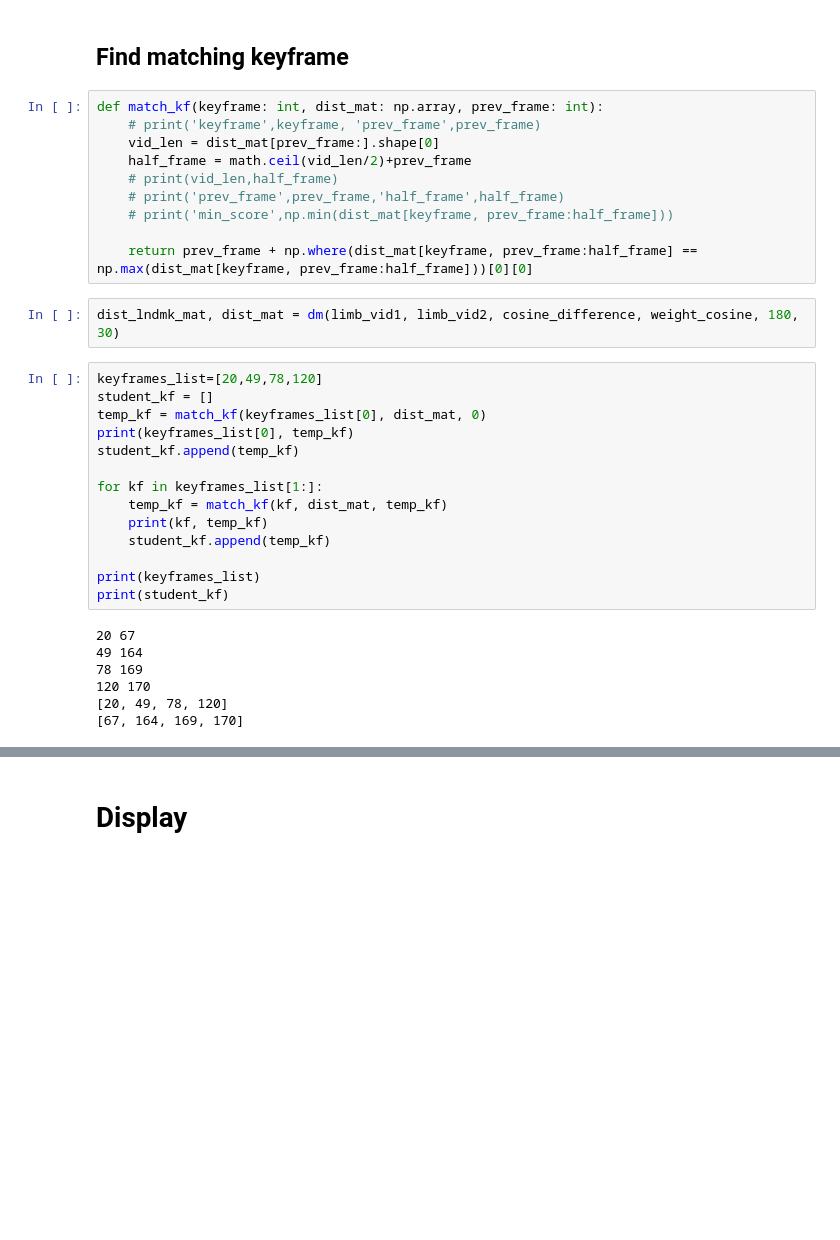
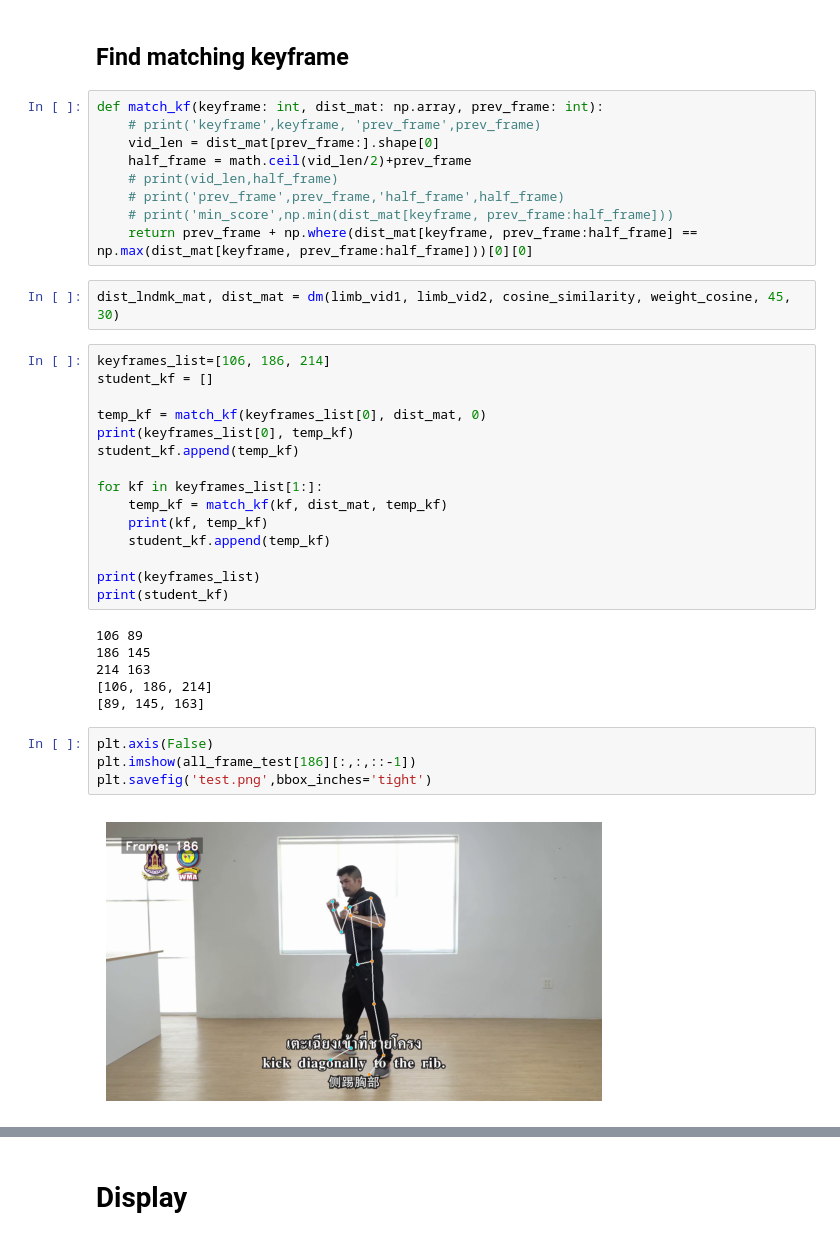
Before and after one commit to napongps/Muaythai-comparison, a Jupyter notebook: Muaythai_comparison_[Current].ipynb, the cells around one changed output, grey strips where cells are left out. Cells and saved outputs as stored; diff of their text form; blank space fills up the shorter version.

```diff
--- a/Muaythai_comparison_[Current].ipynb
+++ b/Muaythai_comparison_[Current].ipynb
@@ -796,13 +796,13 @@ def match_kf(keyframe: int, dist_mat: np.array, prev_frame: int):
     # print(vid_len,half_frame)
     # print('prev_frame',prev_frame,'half_frame',half_frame)
     # print('min_score',np.min(dist_mat[keyframe, prev_frame:half_frame]))
-
     return prev_frame + np.where(dist_mat[keyframe, prev_frame:half_frame] == np.max(dist_mat[keyframe, prev_frame:half_frame]))[0][0]
 # %%
-dist_lndmk_mat, dist_mat = dm(limb_vid1, limb_vid2, cosine_difference, weight_cosine, 180, 30)
+dist_lndmk_mat, dist_mat = dm(limb_vid1, limb_vid2, cosine_similarity, weight_cosine, 45, 30)
 # %%
-keyframes_list=[20,49,78,120]
+keyframes_list=[106, 186, 214]
 student_kf = []
+
 temp_kf = match_kf(keyframes_list[0], dist_mat, 0)
 print(keyframes_list[0], temp_kf)
 student_kf.append(temp_kf)
@@ -815,10 +815,15 @@ for kf in keyframes_list[1:]:
 print(keyframes_list)
 print(student_kf)
 # %% [output]
-20 67
-49 164
-78 169
-120 170
-[20, 49, 78, 120]
-[67, 164, 169, 170]
+106 89
+186 145
+214 163
+[106, 186, 214]
+[89, 145, 163]
+# %%
+plt.axis(False)
+plt.imshow(all_frame_test[186][:,:,::-1])
+plt.savefig('test.png',bbox_inches='tight')
+# %% [output]
+[figure, added]
 # %%
```
Also changed, not shown: parts of 32 cells of this notebook.
